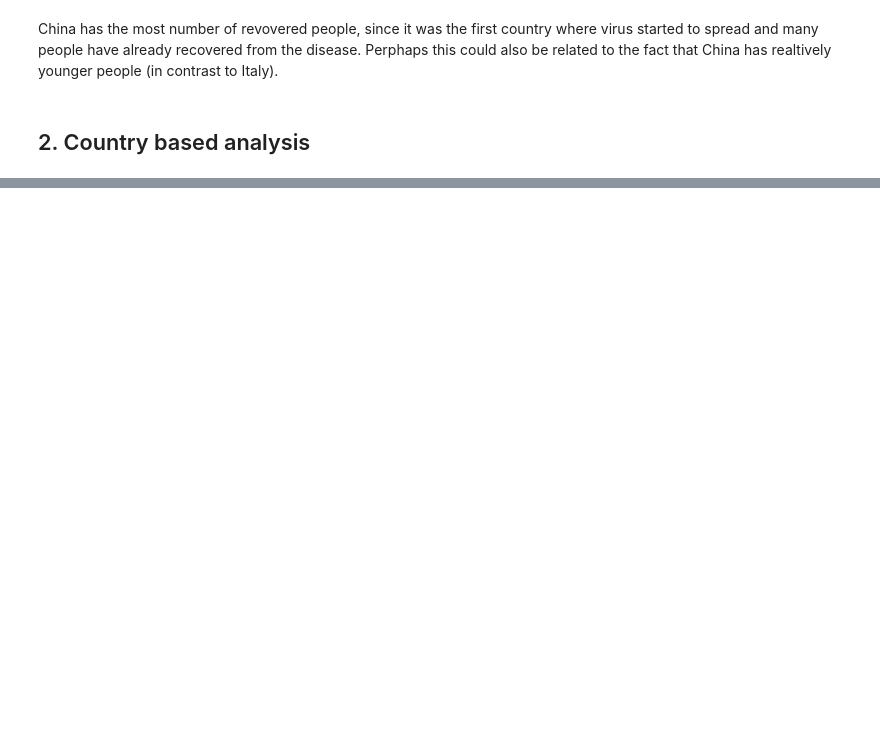
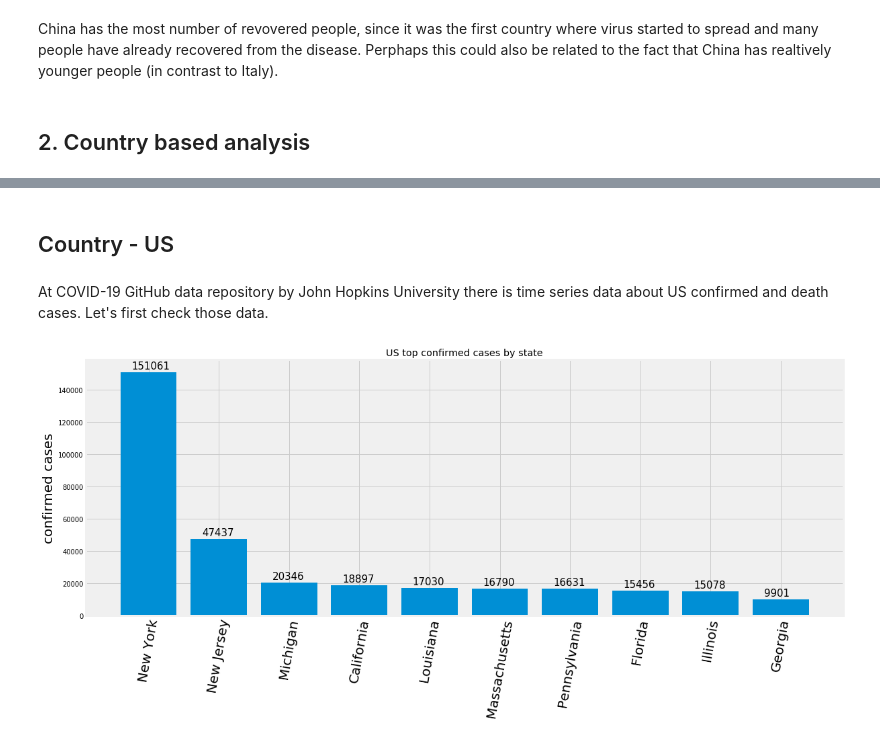
Before and after one commit to anarhasanov/COVID-19-analysis, a Jupyter notebook: COVID-19 analysis.ipynb, the cells around one changed output, grey strips where cells are left out. Saved outputs shown, nothing was run; the diff lists cells and outputs as text; code cells hidden in the pictures; blank space fills up the shorter version.

Commit message:
added some sharts about the situation in the US

```diff
--- a/COVID-19 analysis.ipynb
+++ b/COVID-19 analysis.ipynb
@@ -257,0 +311,29 @@ TO BE CONTINUED
+# %% [markdown]
+## Country - US
+# %% [markdown]
+At COVID-19 GitHub data repository by John Hopkins University there is time series data about US confirmed and death cases.
+Let's first check those data.
+# %%
+confirmed_US = pd.read_csv('https://raw.githubusercontent.com/CSSEGISandData/COVID-19/master/csse_covid_19_data/csse_covid_19_time_series/time_series_covid19_confirmed_US.csv')
+deaths_US = pd.read_csv('https://raw.githubusercontent.com/CSSEGISandData/COVID-19/master/csse_covid_19_data/csse_covid_19_time_series/time_series_covid19_deaths_US.csv')
+# %%
+# transform US confirmed and deaths data
+confirmed_latest_US = confirmed_US.iloc[:, [6,-1]].groupby('Province_State').sum()
+confirmed_latest_US.columns = ['confirmed']
+confirmed_latest_US = confirmed_latest_US.sort_values('confirmed', ascending=False).head(10)
+
+deaths_latest_US = deaths_US.iloc[:, [6,-1]].groupby('Province_State').sum()
+deaths_latest_US.columns = ['deaths']
+deaths_latest_US = deaths_latest_US.sort_values('deaths', ascending=False).head(10)
+# %%
+fig, ax = plt.subplots(figsize=(18, 7))
+bar_US_cf = ax.bar(confirmed_latest_US.index, confirmed_latest_US.confirmed)
+ax.set_xticklabels(confirmed_latest_US.index, rotation=80, size=20)
+ax.set_ylabel('confirmed cases', size=20)
+ax.set_title('US top confirmed cases by state')
+for i in np.arange(len(confirmed_latest_US)):
+    ax.annotate(bar_US_cf[i].get_height(),
+    xy=(bar_US_cf[i].get_x() + bar_US_cf[i].get_width() / 5, bar_US_cf[i].get_height() + 2000),
+    size=15)
+# %% [output]
+[figure, added]
```
Also changed, not shown: parts of 31 cells of this notebook.
